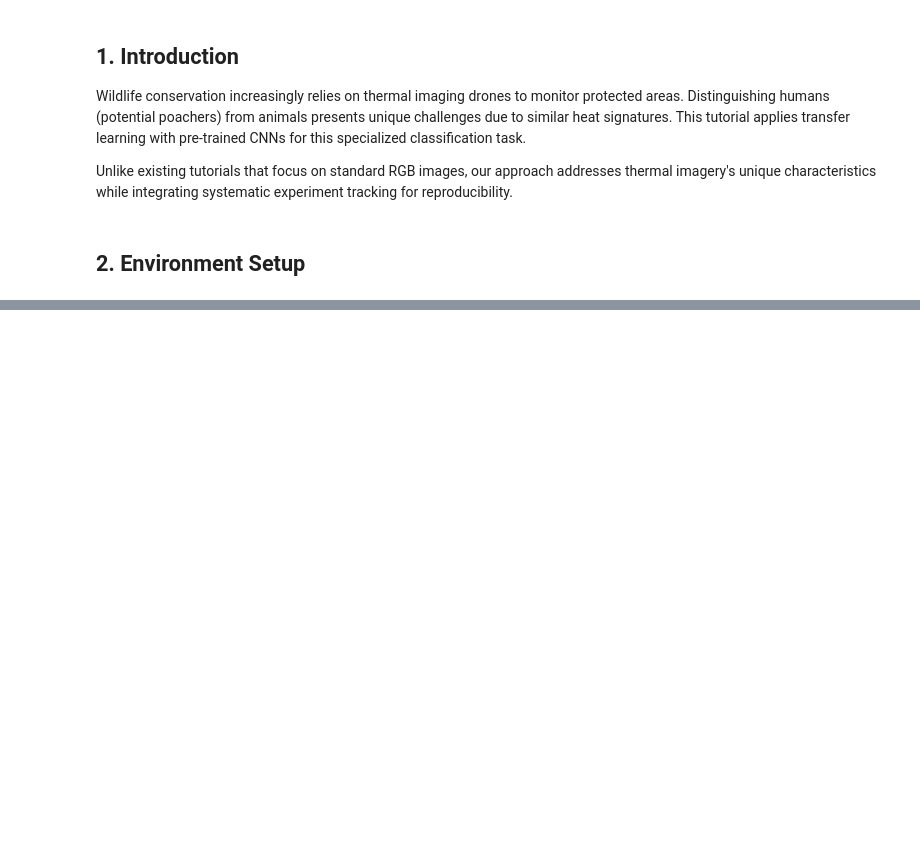
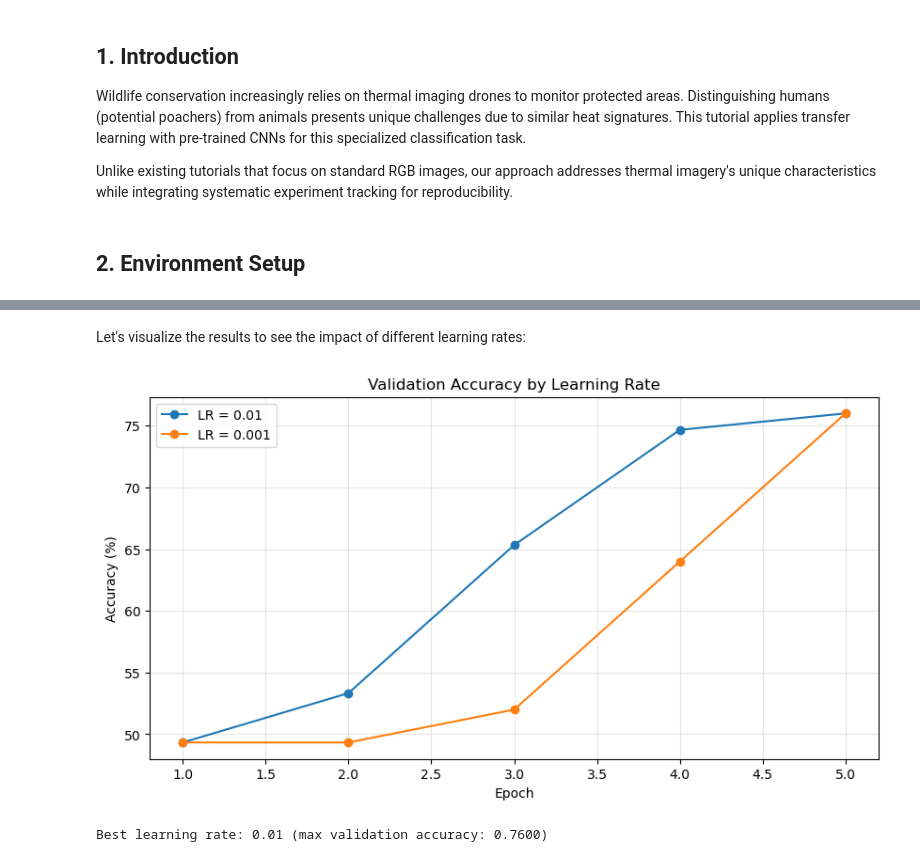
Before and after one commit to Seb7421/Thermal-Signature-Classification, a Jupyter notebook: CNN_clasification.ipynb, the cells around one changed output, grey strips where cells are left out. Cells and saved outputs as stored; diff of their text form; code cells hidden in the pictures; blank space fills up the shorter version.

```diff
--- a/CNN_clasification.ipynb
+++ b/CNN_clasification.ipynb
@@ -713,0 +258,18 @@ results, histories, best_model = main_workflow()
+# %%
+def freeze_model_features(model):
+    """Freeze all features, leaving only classifier trainable"""
+    for param in model.features.parameters():
+        param.requires_grad = False
+
+    # Verify what's frozen vs trainable
+    trainable_params = sum(p.numel() for p in model.parameters() if p.requires_grad)
+    frozen_params = sum(p.numel() for p in model.parameters() if not p.requires_grad)
+
+    print(f"After freezing features:")
+    print(f"• Trainable parameters: {trainable_params:,}")
+    print(f"• Frozen parameters: {frozen_params:,}")
+
+    return model
+
+# Freeze the model features
+model = freeze_model_features(model)
@@ -713,0 +448,25 @@ results, histories, best_model = main_workflow()
+# %% [markdown]
+Let's visualize the results to see the impact of different learning rates:
+# %%
+# Plot validation accuracy for different learning rates
+plt.figure(figsize=(10, 5))
+for lr, metrics in results.items():
+    plt.plot(range(1, num_epochs+1),
+             [acc * 100 for acc in metrics['val_accs']],  # Convert to percentage
+             marker='o',
+             label=f'LR = {lr}')
+
+plt.title('Validation Accuracy by Learning Rate')
+plt.xlabel('Epoch')
+plt.ylabel('Accuracy (%)')
+plt.legend()
+plt.grid(True, alpha=0.3)
+plt.savefig("learning_rate_comparison.png")
+plt.show()
+
+# Find the best learning rate
+best_lr = max(results.keys(), key=lambda lr: max(results[lr]['val_accs']))
+print(f"Best learning rate: {best_lr} (max validation accuracy: {max(results[best_lr]['val_accs']):.4f})")
+# %% [output]
+[figure, added]
+Best learning rate: 0.01 (max validation accuracy: 0.7600)
```
Also changed, not shown: parts of 46 cells of this notebook.
